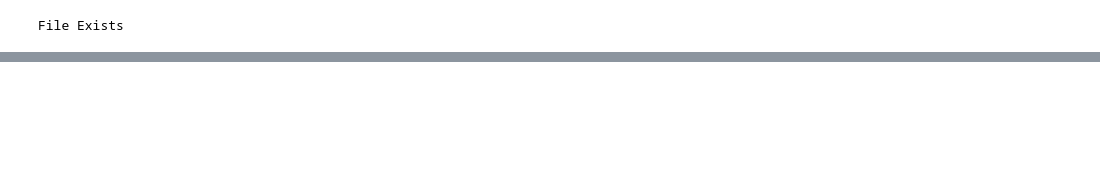
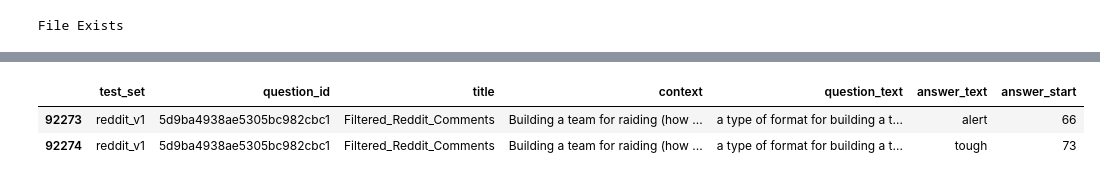
Before and after one commit to rahul-kulkarni/W210-Capstone, a Jupyter notebook: eda/eda_prep.ipynb, the cells around one changed output, grey strips where cells are left out. Drawn from its saved outputs; the diff is of its cells as text; code cells hidden in the pictures; blank space fills up the shorter version.

```diff
--- a/eda/eda_prep.ipynb
+++ b/eda/eda_prep.ipynb
@@ -255,6 +408,12 @@ df_pred = pd.DataFrame(predictions)
 df_answers = pd.DataFrame(answers)
 
 df_pred = df_pred.astype({'f1': 'float'})
+# %%
+df_answers[df_answers['question_id'] == '5d9ba4938ae5305bc982cbc1']
+# %% [output]
+|  | test_set | question_id | title | context | question_text | answer_text | answer_start |
+| 92273 | reddit_v1 | 5d9ba4938ae5305bc982cbc1 | Filtered_Reddit_Comments | Building a team for raiding (how ... | a type of format for building a t... | alert | 66 |
+| 92274 | reddit_v1 | 5d9ba4938ae5305bc982cbc1 | Filtered_Reddit_Comments | Building a team for raiding (how ... | a type of format for building a t... | tough | 73 |
 # %%
 df_answers['is_numeric'] = df_answers.apply(lambda row: row['answer_text'].isnumeric(), axis=1)
 df_answers[df_answers['is_numeric']]
```
Also changed, not shown: parts of 51 cells of this notebook, 3 other files.
